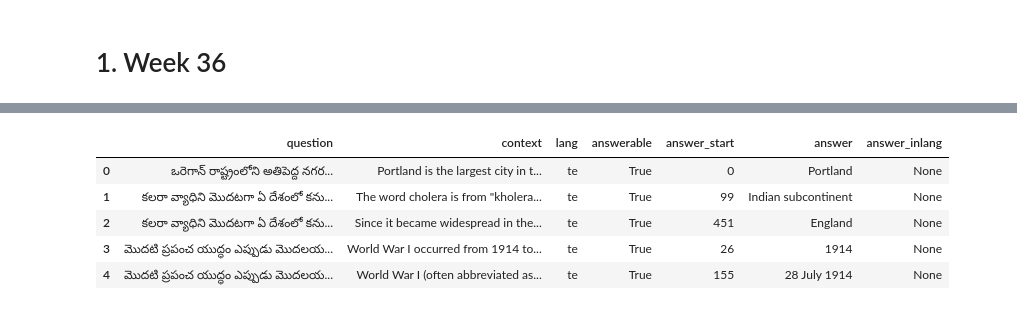
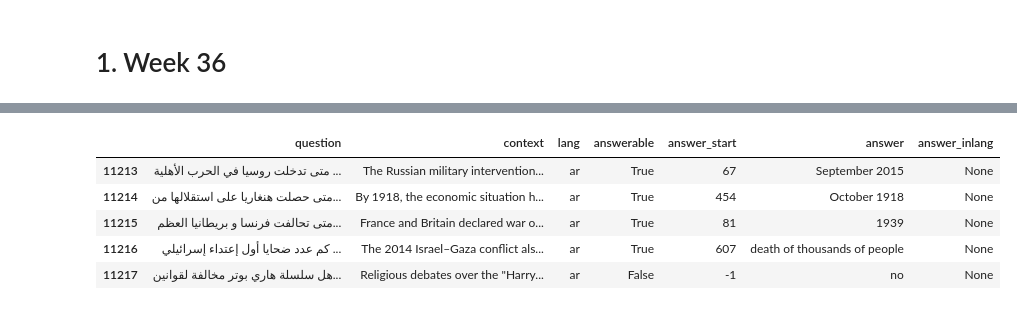
Before and after one commit to swhove/nlp, a Jupyter notebook: exam/exam_local.ipynb, the cells around one changed output, grey strips where cells are left out. Cells and saved outputs as stored; diff of their text form; code cells hidden in the pictures.

```diff
--- a/exam/exam_local.ipynb
+++ b/exam/exam_local.ipynb
@@ -25,9 +56,11 @@ df_train[:5]
-# %%
-df_val[:5]
-# %% [output]
-|  | question | context | lang | answerable | answer_start | answer | answer_inlang |
-| 0 | ఒరెగాన్ రాష్ట్రంలోని అతిపెద్ద నగర... | Portland is the largest city in t... | te | True | 0 | Portland | None |
-| 1 | కలరా వ్యాధిని మొదటగా ఏ దేశంలో కను... | The word cholera is from "kholera... | te | True | 99 | Indian subcontinent | None |
-| 2 | కలరా వ్యాధిని మొదటగా ఏ దేశంలో కను... | Since it became widespread in the... | te | True | 451 | England | None |
-| 3 | మొదటి ప్రపంచ యుద్ధం ఎప్పుడు మొదలయ... | World War I occurred from 1914 to... | te | True | 26 | 1914 | None |
-| 4 | మొదటి ప్రపంచ యుద్ధం ఎప్పుడు మొదలయ... | World War I (often abbreviated as... | te | True | 155 | 28 July 1914 | None |
+# %%
+#training set - splitting up the languages
+df_train_ar = df_train[df_train['lang']== 'ar']
+df_train_ar[:5]
+# %% [output]
+|  | question | context | lang | answerable | answer_start | answer | answer_inlang |
+| 11213 | متى تدخلت روسيا في الحرب الأهلية ... | The Russian military intervention... | ar | True | 67 | September 2015 | None |
+| 11214 | متى حصلت هنغاريا على استقلالها من... | By 1918, the economic situation h... | ar | True | 454 | October 1918 | None |
+| 11215 | متى تحالفت فرنسا و بريطانيا العظم... | France and Britain declared war o... | ar | True | 81 | 1939 | None |
+| 11216 | كم عدد ضحايا أول إعتداء إسرائيلي ... | The 2014 Israel–Gaza conflict als... | ar | True | 607 | death of thousands of people | None |
+| 11217 | هل سلسلة هاري بوتر مخالفة لقوانين... | Religious debates over the "Harry... | ar | False | -1 | no | None |
```
Also changed, not shown: parts of 28 cells of this notebook, 4 other files.
